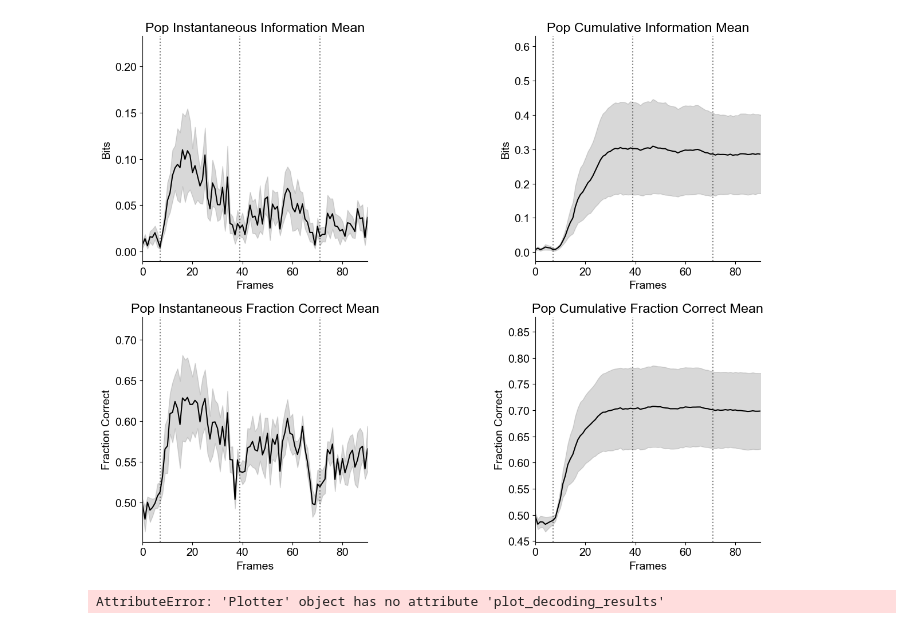
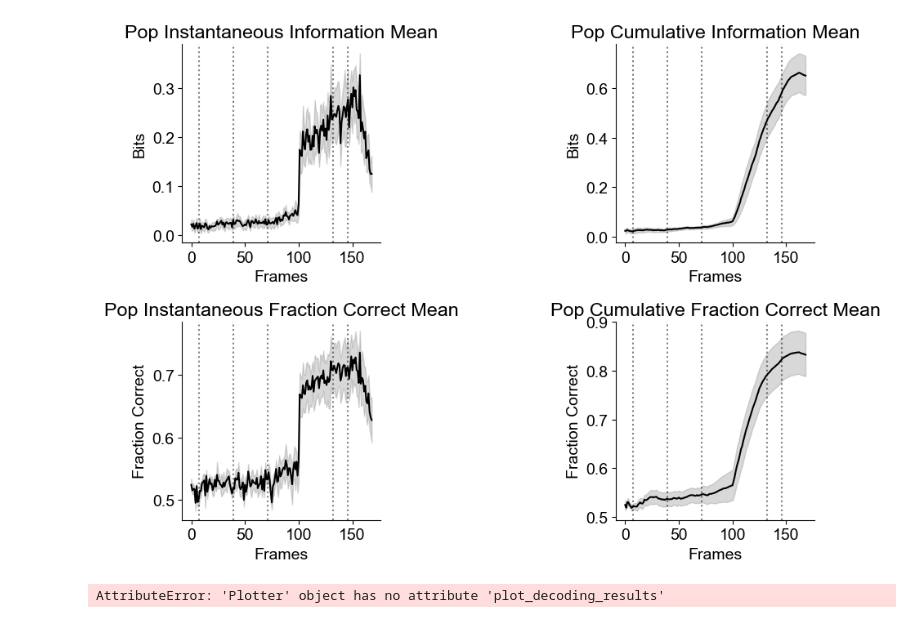
Before and after one commit to constanzabassi/GLM-analysis, a Jupyter notebook: run_glm_decoding_analysis.ipynb, the cells around one changed output. Cells and saved outputs as stored; diff of their text form; code cells hidden in the pictures.

Commit message:
adding code to read single balanced data

```diff
--- a/run_glm_decoding_analysis.ipynb
+++ b/run_glm_decoding_analysis.ipynb
@@ -9,7 +9,7 @@ from Plotter import Plotter as plotterfun
 # %%
 #initialize class
 # decoded_variables= {'sound_category', 'choice', 'photostim', 'outcome','shuffled/sound_category', 'shuffled/choice', 'shuffled/photostim', 'shuffled/outcome'}
-decoded_variables= {'sound_category'}
+decoded_variables= { 'choice'}
 
 data_handler = datafun(decoded_variables=decoded_variables)  # Pass any initial data if needed
 # %%
@@ -20,7 +20,9 @@ datasets, mouse_dates_keys = data_handler.load_info(info_dir)
 #     print(dat)
 
 # Indices to remove (example: remove datasets at indices 0 and 2)
-remove_indices = [0,2,3,4,5,6,7,8,9,10,11,12,13,15,16,18,19,20,21,22,24]
+#remove_indices = [0,2,3,4,5,6,7,8,9,10,11,12,13,15,16,18,19,20,21,22]
+#remove_indices = [0,1,2,3,4,5,6,7,8,9,10,11,12,13,14,15,16,17,18,19,20,21,22,23,24]
+remove_indices = [0,2,3,6,8,9,10,11,12,13,15,16,18,19,20,21,22,23,24]
 
 # Remove indices from both lists
 datasets = [dat for i, dat in enumerate(datasets) if i not in remove_indices]
@@ -38,9 +42,11 @@ save_results = os.path.join(f'V:/Connie/results/glm_decoding/prelim')
 os.makedirs(save_results, exist_ok=True)
 
 model_type = 'GLM_3nmf_pre'
-results_pre,results_pre_all = data_handler.process_multiple_datasets(datasets, model_type)
-#results_pre_all['HA11-1R_2023-04-13']['sound_category'].keys() - gives means across sc or pop
-#results_pre_all['HA11-1R_2023-04-13']['sound_category'].keys() - gives each split!
+#results_pre,results_pre_all = data_handler.process_multiple_datasets(datasets, model_type)
+results_pre,results_pre_all_sb = data_handler.process_multiple_datasets(datasets, model_type,single_balanced=True)
+
+# results_pre_all['HA11-1R_2023-04-13']['sound_category'].keys() - gives means across sc or pop
+# results_pre_all['HA11-1R_2023-04-13']['sound_category'].keys() - gives each split!
 
 # model_type = 'GLM_3nmf_passive'
 # results_pass = data_handler.process_multiple_datasets(datasets, model_type)
@@ -107,7 +130,7 @@ def plot_decoding_results(mean_results_all, decoder_type='choice', plot_type='po
     first_dataset = list(mean_results_all.keys())[0]
     event_frames = mean_results_all[first_dataset][decoder_type]['event_frame_mean']
 
-    fig, axes = plt.subplots(2, 2, figsize=(15, 10))
+    fig, axes = plt.subplots(2, 2, figsize=(12, 7))
     axes = axes.flat
 
     for idx, metric in enumerate(metrics):
@@ -116,6 +139,11 @@ def plot_decoding_results(mean_results_all, decoder_type='choice', plot_type='po
         for dataset in mean_results_all.keys():
             if decoder_type in mean_results_all[dataset]:
                 data = mean_results_all[dataset][decoder_type][metric]
+
+                # Average across neurons for sc data
+                if plot_type == 'sc' and len(data.shape) == 2:  # frames x neurons
+                    data = np.mean(data, axis=1)  # average across neurons
+
                 all_data.append(data)
 
         # Calculate mean and SEM across datasets
@@ -155,15 +183,15 @@ def plot_decoding_results(mean_results_all, decoder_type='choice', plot_type='po
         plt.savefig(os.path.join(save_dir, f'{decoder_type}_{plot_type}_decoding.png'))
 
     plt.show()
-
-# Usage example:
-plot_decoding_results(results_pre_all,
-                     decoder_type='sound_category',
-                     plot_type='pop',
-                     save_dir=plotter.save_results,
-                     xlim = (0,90))
-# %% [output]
-[figure, removed]
+# %%
+# Usage example:
+plot_decoding_results(results_pre_all_sb,
+                     decoder_type= 'choice',
+                     plot_type='pop',
+                     save_dir=plotter.save_results,
+                     xlim = None)
+# %% [output]
+[figure, added]
 # %%
 # make plots of the mean decoding accuracy
 plotter.plot_decoding_results(results_pre, mouse_dates_keys, 'sound_category', 'choice', 'photostim', 'outcome', 'shuffled/sound_category', 'shuffled/choice', 'shuffled/photostim', 'shuffled/outcome', save_results, 'pre')
```
Also changed, not shown: parts of 5 cells of this notebook, 1 other file.
